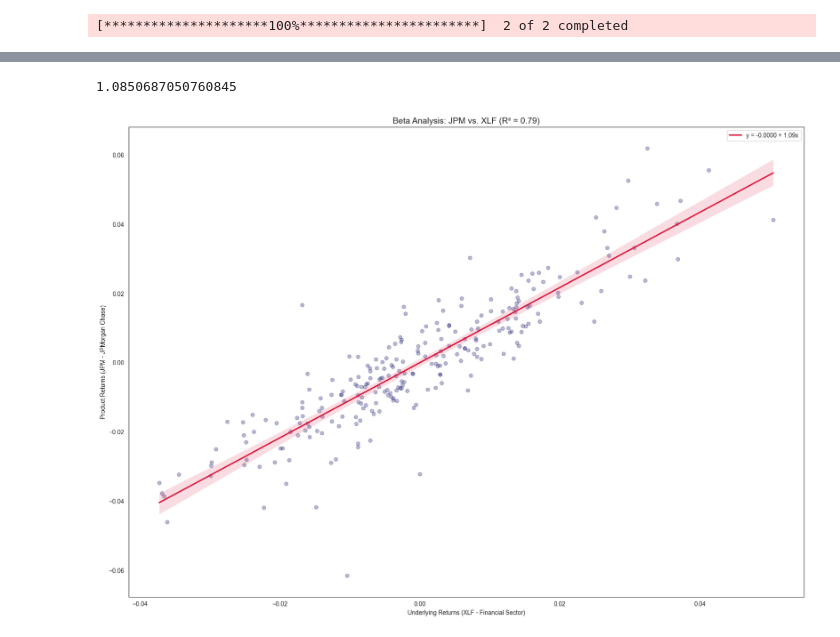
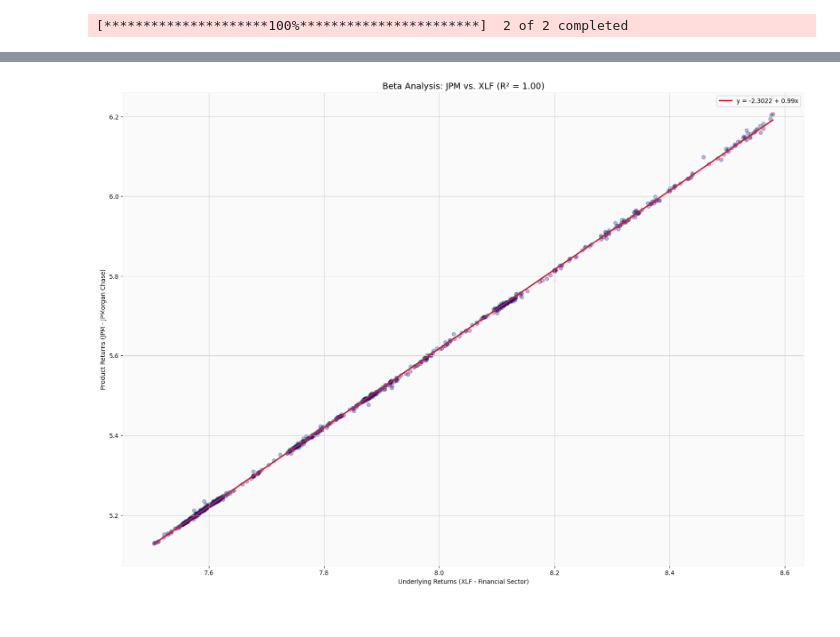
Before and after one commit to Henix212/Quant-Strat, a Jupyter notebook: Statistics/pairsTrading.ipynb, the cells around one changed output, grey strips where cells are left out. Drawn from its saved outputs; the diff is of its cells as text; code cells hidden in the pictures.

```diff
--- a/Statistics/pairsTrading.ipynb
+++ b/Statistics/pairsTrading.ipynb
@@ -9,9 +12,8 @@ from sklearn.linear_model import LinearRegression
 # %%
-tickers = ["JPM",'XLF']
+tickers = ["GC=F", "GLD"]
 
-start_date = dt.date(2022,1,1)
-
-data = yf.download(tickers, start= start_date, period="1y", interval="1d", group_by='ticker')
+data = yf.download(tickers, period="3y", interval="1d", group_by='ticker',auto_adjust=True).dropna()
+strat = pd.DataFrame(index=data.index)
 # %% [output]
 [*********************100%***********************]  2 of 2 completed
 # %%
@@ -50,15 +45,0 @@ Ticker name XLF: State Street Financial Select Sector SPDR ETF
-# %%
-coor = np.corrcoef(JPM_df['Close'],XLF_df['Close'])
-
-plt.figure(figsize=(6, 4))
-plt.title("Heatmap Close prices coor")
-sns.set_style("white")
-heatmap = sns.heatmap(
-    data = coor,
-    annot = True,
-    cmap="rocket",
-    fmt=".2g"
-    )
-heatmap.set_xticklabels([f'{tickers[0]} close prices', f'{tickers[1]} close prices'])
-heatmap.set_yticklabels([f'{tickers[0]} close prices', f'{tickers[1]} close prices'])
-plt.show()
@@ -67,34 +46,29 @@ plt.show()
-# %%
-JPM_return = JPM_df["Close"].pct_change().dropna()
-XLF_return = XLF_df["Close"].pct_change().dropna()
-
-covariance_matrix = np.cov(JPM_return, XLF_return)
-covariance = covariance_matrix[0, 1]
-product_variance = np.var(XLF_return, ddof=1)
-beta = (covariance / product_variance).item()
-beta
-# %% [output]
-1.0850687050760845
 # %%
-df_reshaped_JPM = JPM_return.values.reshape(-1, 1)
-df_reshaped_XLF = XLF_return.values.reshape(-1, 1)
+log_futures = np.log(Gold_Futures["Close"])
+log_etf = np.log(Gold_ETF["Close"])
 
-reg = LinearRegression().fit(df_reshaped_XLF,df_reshaped_JPM)
+strat["log_price_GCF"] = log_futures
+strat["log_price_GLD"] = log_etf
+
+X = log_futures.values.reshape(-1, 1)
+y = log_etf.values.reshape(-1, 1)
+
+reg = LinearRegression().fit(X,y)
 # %%
 beta = reg.coef_.item()
-alpha = reg.intercept_[0]
-r_squared = reg.score(df_reshaped_XLF, df_reshaped_JPM)
+alpha = reg.intercept_.item()
+r_squared = reg.score(X, y)
 
 plt.figure(figsize=(20,14))
-sns.regplot(x=XLF_return,
-            y=JPM_return,
+sns.regplot(x=X,
+            y=y,
             scatter_kws={'alpha': 0.3, 'color': 'midnightblue'},
             line_kws={'color': 'crimson', 'label': f'y = {alpha:.4f} + {beta:.2f}x'})
 
 plt.title(f"Beta Analysis: JPM vs. XLF (R² = {r_squared:.2f})", fontsize=14)
 plt.xlabel("Underlying Returns (XLF - Financial Sector)")
 plt.ylabel("Product Returns (JPM - JPMorgan Chase)")
 plt.legend()
 plt.show()
 # %% [output]
-[figure, old version]
+[figure, new version]
```
Also changed, not shown: parts of 11 cells of this notebook.
